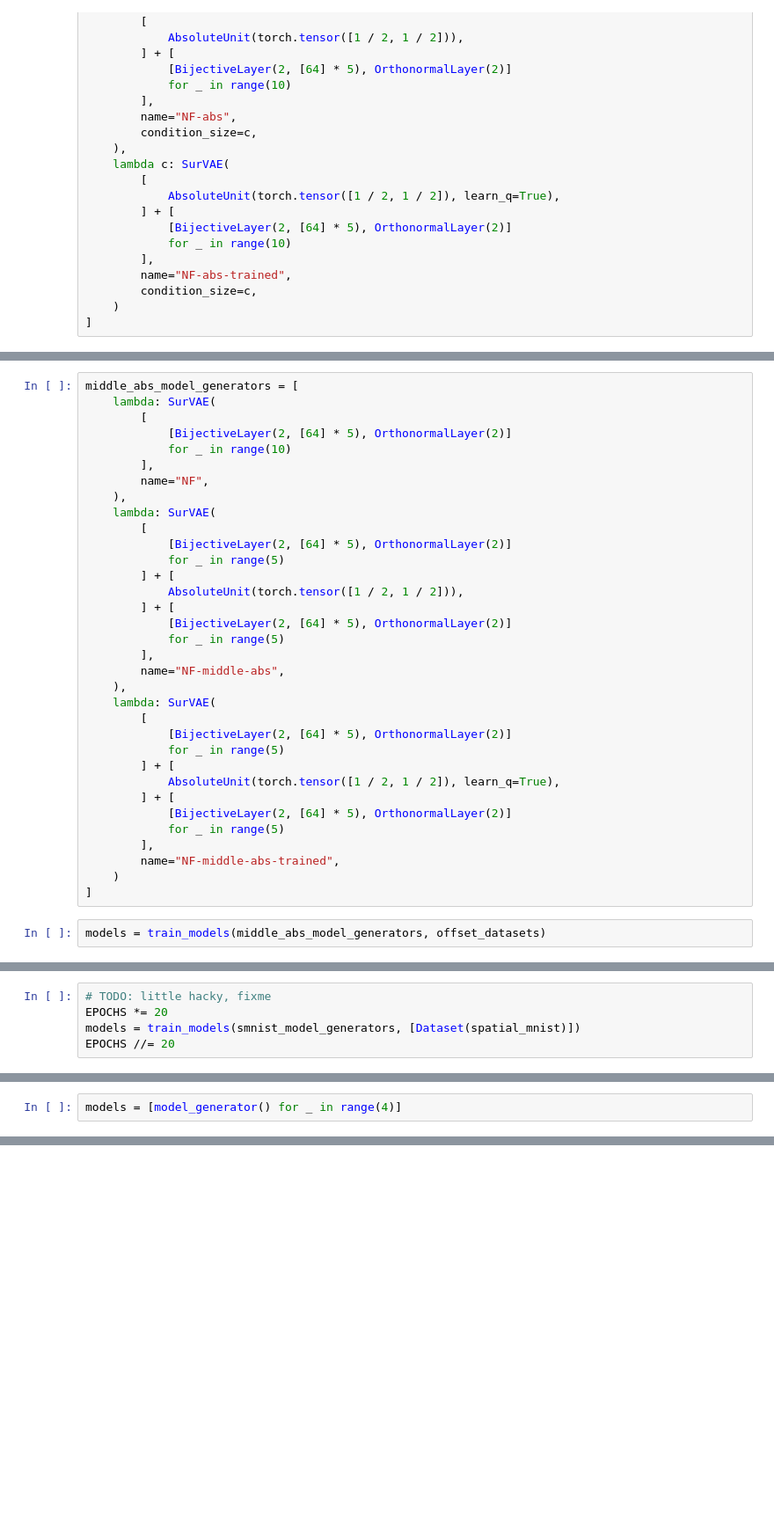
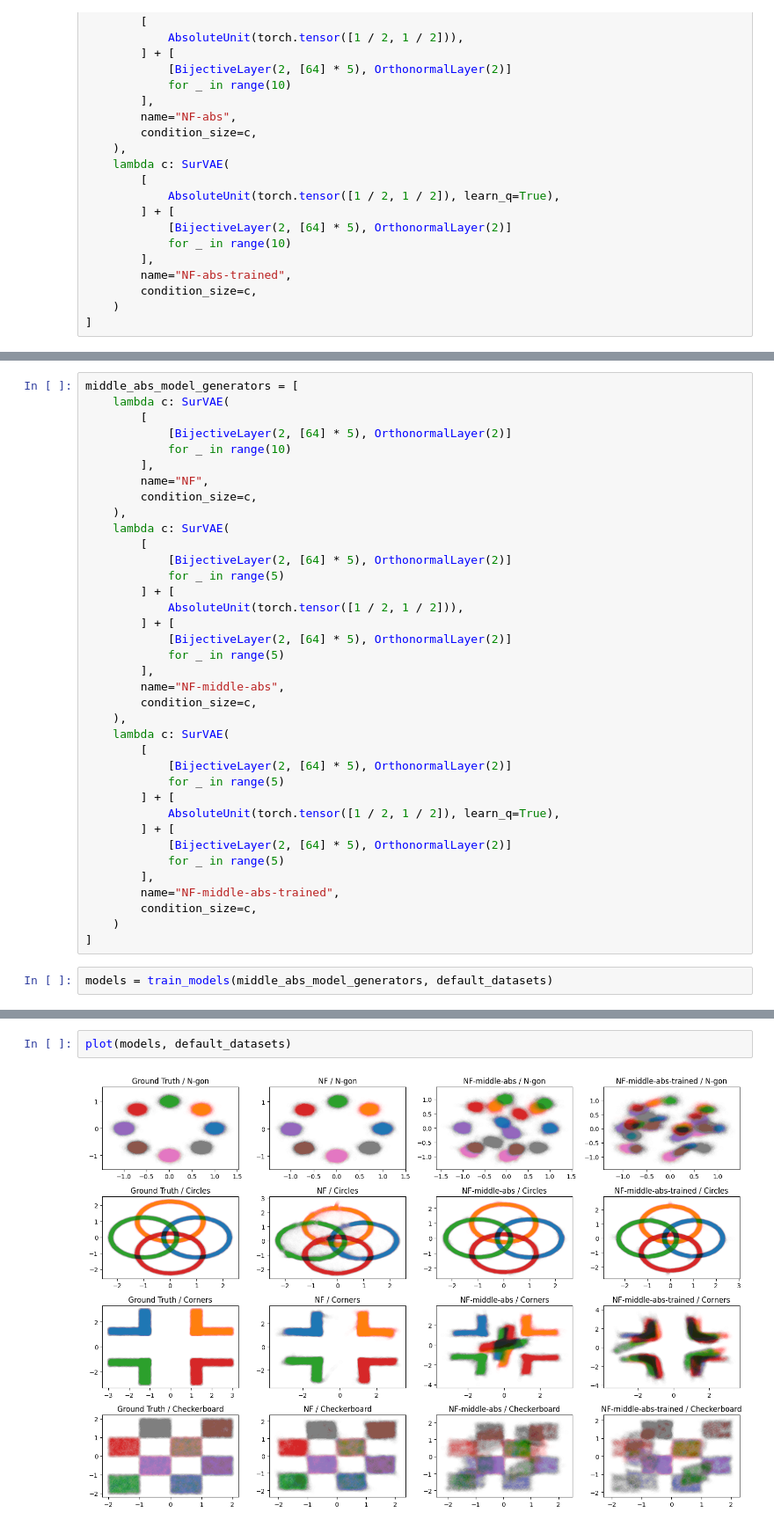
Before and after one commit to xiaoxiae/SurVAE-replication, a Jupyter notebook: notebooks/abs-conditional.ipynb, the cells around one changed output, grey strips where cells are left out. Shown at 88% size. Saved outputs shown, nothing was run; the diff lists cells and outputs as text; blank space fills up the shorter version.

```diff
--- a/notebooks/abs-conditional.ipynb
+++ b/notebooks/abs-conditional.ipynb
@@ -131,13 +55,14 @@ To fix this, we can change the structure by moving it in the middle and let the
 # %%
 middle_abs_model_generators = [
-    lambda: SurVAE(
+    lambda c: SurVAE(
         [
             [BijectiveLayer(2, [64] * 5), OrthonormalLayer(2)]
             for _ in range(10)
         ],
         name="NF",
+        condition_size=c,
     ),
-    lambda: SurVAE(
+    lambda c: SurVAE(
         [
             [BijectiveLayer(2, [64] * 5), OrthonormalLayer(2)]
             for _ in range(5)
@@ -148,8 +73,9 @@ middle_abs_model_generators = [
             for _ in range(5)
         ],
         name="NF-middle-abs",
+        condition_size=c,
     ),
-    lambda: SurVAE(
+    lambda c: SurVAE(
         [
             [BijectiveLayer(2, [64] * 5), OrthonormalLayer(2)]
             for _ in range(5)
@@ -160,7 +86,8 @@ middle_abs_model_generators = [
             for _ in range(5)
         ],
         name="NF-middle-abs-trained",
+        condition_size=c,
     )
 ]
 # %%
-models = train_models(middle_abs_model_generators, offset_datasets)
+models = train_models(middle_abs_model_generators, default_datasets)
@@ -256,5 +93,0 @@ smnist_model_generators = [
-# %%
-# TODO: little hacky, fixme
-EPOCHS *= 20
-models = train_models(smnist_model_generators, [Dataset(spatial_mnist)])
-EPOCHS //= 20
@@ -305,2 +93,0 @@ model_generator = lambda: SurVAE(
-# %%
-models = [model_generator() for _ in range(4)]
@@ -364,0 +94,4 @@ plt.show()
+# %%
+plot(models, default_datasets)
+# %% [output]
+[figure, added]
```
Also changed, not shown: parts of 41 cells of this notebook, 3 other files.
